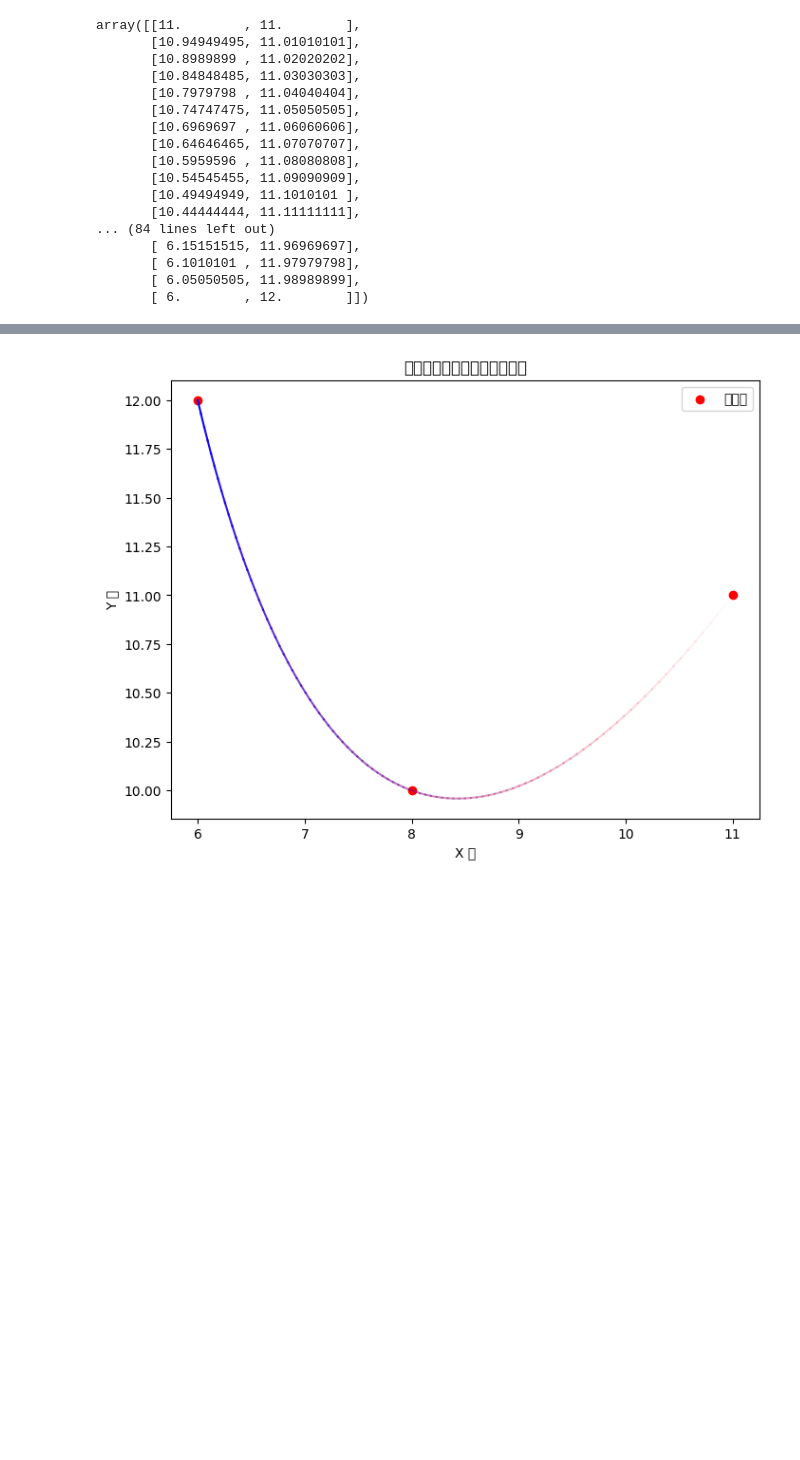
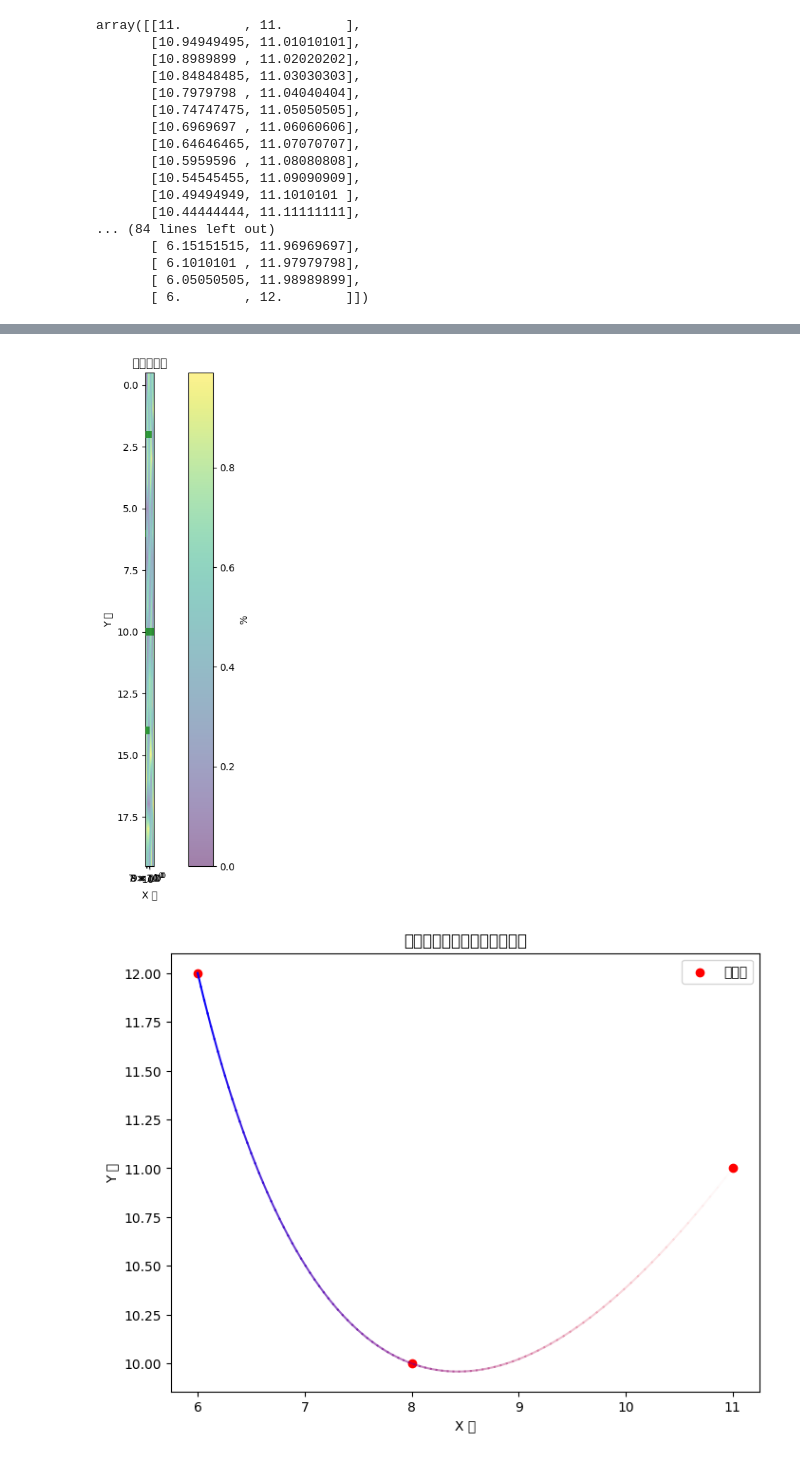
Before and after one commit to zonglushu/insole, a Jupyter notebook: model.ipynb, the cells around one changed output, grey strips where cells are left out. Drawn from its saved outputs; the diff is of its cells as text; code cells hidden in the pictures; blank space fills up the shorter version.

```diff
--- a/model.ipynb
+++ b/model.ipynb
@@ -480,3 +413,64 @@ plt.show()
+# %%
+import matplotlib.pyplot as plt
+import numpy as np
+
+# 示例数据
+categories = ["A", "B", "C", "D"]
+left_values = [10, 15, 7, 12]
+right_values = [12, 7, 15, 10]
+
+# 创建图形
+fig, ax_heatmap = plt.subplots(figsize=(10, 8))
+
+# 创建平滑热力图
+rotated_norma_smoothed = np.random.rand(20, 20)  # 示例数据
+cmap = "viridis"
+heatmap = ax_heatmap.imshow(
+    rotated_norma_smoothed,
+    cmap=cmap,
+    interpolation="bilinear",
+    vmin=0,
+    vmax=0.99,
+    zorder=1,
+    alpha=0.5,
+)
+
+# 在热力图上绘制横向柱状图
+# 右侧的横向柱状图
+ax_heatmap.barh(
+    np.arange(len(categories)) * 4 + 2,
+    right_values,
+    color="green",
+    alpha=0.7,
+    height=0.3,
+    zorder=3,
+)
+
+# 左侧的横向柱状图
+ax_heatmap.barh(
+    np.arange(len(categories)) * 4 + 3,
+    [-val for val in left_values],
+    color="blue",
+    alpha=0.7,
+    height=0.3,
+    zorder=3,
+)
+
+# 设置柱状图的对数刻度和翻转x轴
+ax_heatmap.set_xscale("log")
+ax_heatmap.set_xlim(-max(left_values), max(right_values))
+
+# 添加热力图的标签和标题
+ax_heatmap.set_title("平滑热力图")
+ax_heatmap.set_xlabel("X 轴")
+ax_heatmap.set_ylabel("Y 轴")
+fig.colorbar(heatmap, ax=ax_heatmap, label="%")
+
+# 显示图表
+plt.tight_layout()
+plt.show()
+# %% [output]
+[figure, added]
 # %%
 import numpy as np
 from scipy.interpolate import CubicSpline
```
Also changed, not shown: parts of 2 cells of this notebook, 10 other files.
